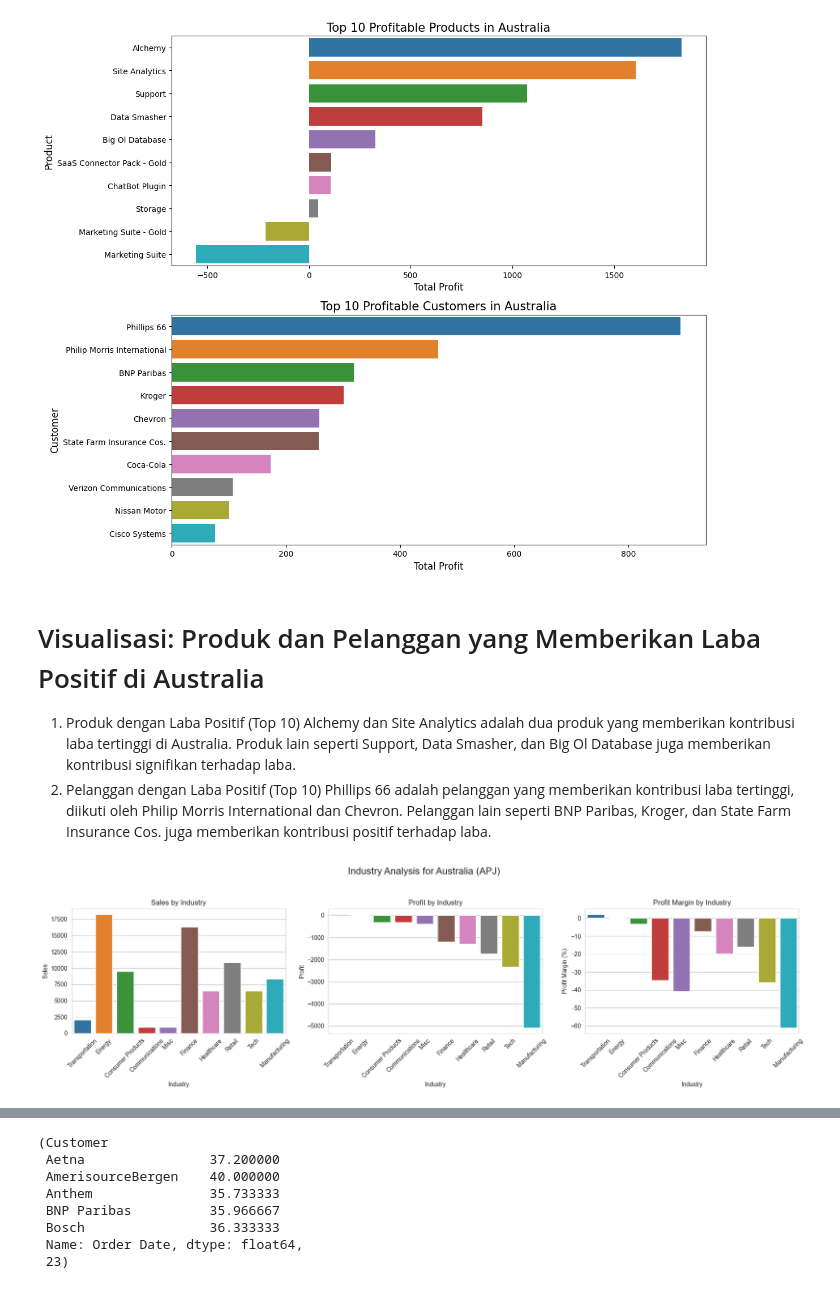
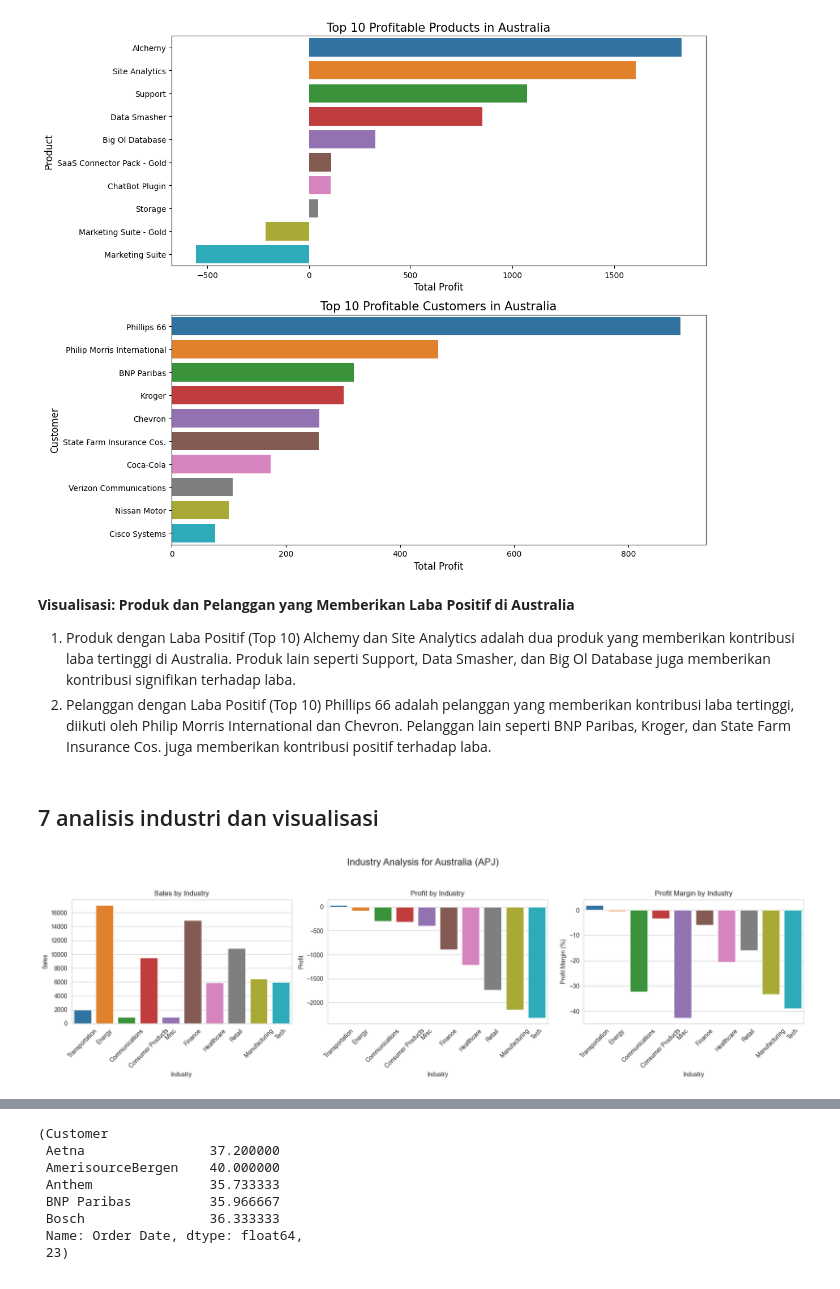
Before and after one commit to andricode23/capstone2SAASSALES, a Jupyter notebook: versi australia.ipynb, the cells around one changed output, grey strips where cells are left out. Cells and saved outputs as stored; diff of their text form; code cells hidden in the pictures.

```diff
--- a/versi australia.ipynb
+++ b/versi australia.ipynb
@@ -1046,45 +1190,49 @@ plt.show()
 # %% [output]
 [figure]
 # %% [markdown]
-# Visualisasi: Produk dan Pelanggan yang Memberikan Laba Positif di Australia
+__Visualisasi: Produk dan Pelanggan yang Memberikan Laba Positif di Australia__
+
+
 1. Produk dengan Laba Positif (Top 10)
 Alchemy dan Site Analytics adalah dua produk yang memberikan kontribusi laba tertinggi di Australia.
 Produk lain seperti Support, Data Smasher, dan Big Ol Database juga memberikan kontribusi signifikan terhadap laba.
 2. Pelanggan dengan Laba Positif (Top 10)
 Phillips 66 adalah pelanggan yang memberikan kontribusi laba tertinggi, diikuti oleh Philip Morris International dan Chevron.
 Pelanggan lain seperti BNP Paribas, Kroger, dan State Farm Insurance Cos. juga memberikan kontribusi positif terhadap laba.
+# %% [markdown]
+## 7 analisis industri dan visualisasi
 # %%
-industry_analysis = australia_data.groupby('Industry').agg({
+industry_analysis = data_australia_cleaned.groupby('Industry').agg({
     'Sales': 'sum',
     'Profit': 'sum',
     'Quantity': 'sum'
 }).sort_values(by='Profit', ascending=False).reset_index()
 industry_analysis['Profit Margin (%)'] = (industry_analysis['Profit'] / industry_analysis['Sales']) * 100
 
 
 
 # Creating the visualizations for Industry Analysis
 fig, axes = plt.subplots(nrows=1, ncols=3, figsize=(18, 5))
 fig.suptitle('Industry Analysis for Australia (APJ)', fontsize=16, y=1.05)
 
 # Bar Plot for Sales by Industry
 sns.barplot(x='Industry', y='Sales', data=industry_analysis, ax=axes[0])
 axes[0].set_title('Sales by Industry')
 axes[0].tick_params(axis='x', rotation=45)
 
 # Bar Plot for Profit by Industry
 sns.barplot(x='Industry', y='Profit', data=industry_analysis, ax=axes[1])
 axes[1].set_title('Profit by Industry')
 axes[1].tick_params(axis='x', rotation=45)
 
 # Bar Plot for Profit Margin by Industry
 sns.barplot(x='Industry', y='Profit Margin (%)', data=industry_analysis, ax=axes[2])
 axes[2].set_title('Profit Margin by Industry')
 axes[2].tick_params(axis='x', rotation=45)
 
 # Adjusting layout for readability
 plt.tight_layout()
 plt.show()
 # %% [output]
-[figure, old version]
+[figure, new version]
 # %% [markdown]
```
Also changed, not shown: parts of 151 cells of this notebook.
